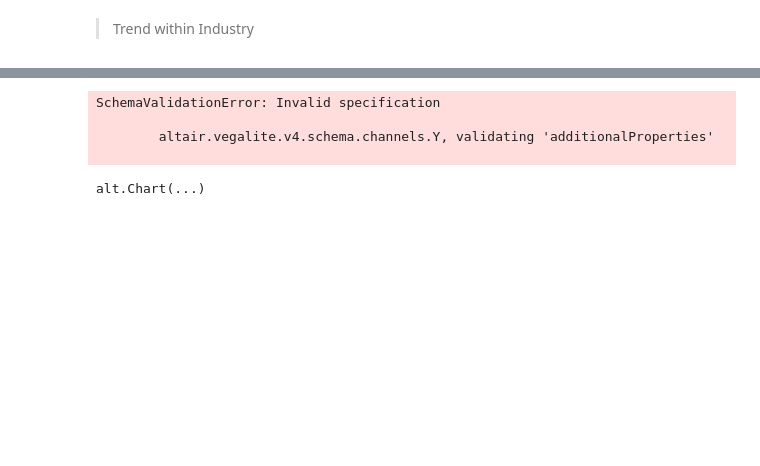
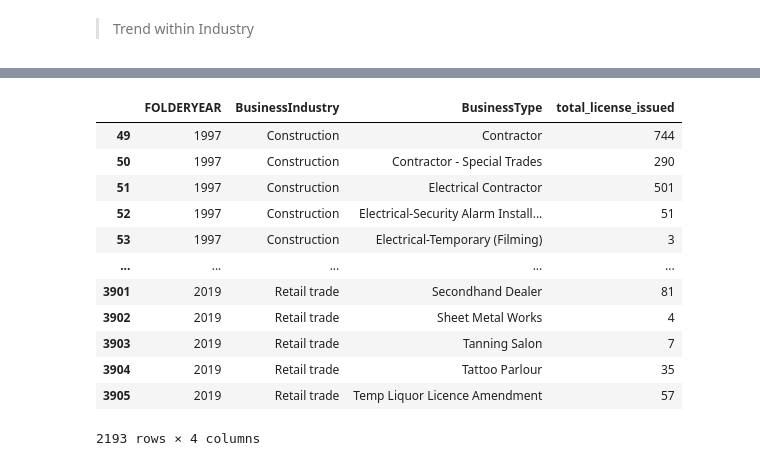
Before and after one commit to aakanksha023/EVAN, a Jupyter notebook: src/04_visualization/eda.ipynb, the cells around one changed output, grey strips where cells are left out. Drawn from its saved outputs; the diff is of its cells as text; code cells hidden in the pictures; blank space fills up the shorter version.

```diff
--- a/src/04_visualization/eda.ipynb
+++ b/src/04_visualization/eda.ipynb
@@ -149,3 +239,22 @@ df_1
+# %%
+req_list = ['Real estate and rental and leasing', 'Professional, scientific and technical services','Retail trade',  'Construction', 'Other services (except public administration)']
+df_n = df_1[df_1['BusinessIndustry'].isin(req_list)]
+# %%
+df_n
+# %% [output]
+|  | FOLDERYEAR | BusinessIndustry | BusinessType | total_license_issued |
+| 49 | 1997 | Construction | Contractor | 744 |
+| 50 | 1997 | Construction | Contractor - Special Trades | 290 |
+| 51 | 1997 | Construction | Electrical Contractor | 501 |
+| 52 | 1997 | Construction | Electrical-Security Alarm Install... | 51 |
+| 53 | 1997 | Construction | Electrical-Temporary (Filming) | 3 |
+| ... | ... | ... | ... | ... |
+| 3901 | 2019 | Retail trade | Secondhand Dealer | 81 |
+| 3902 | 2019 | Retail trade | Sheet Metal Works | 4 |
+| 3903 | 2019 | Retail trade | Tanning Salon | 7 |
+| 3904 | 2019 | Retail trade | Tattoo Parlour | 35 |
+| 3905 | 2019 | Retail trade | Temp Liquor Licence Amendment | 57 |
+2193 rows × 4 columns
 # %%
 bars_4 = alt.Chart(df_1).mark_bar(opacity=0.7).encode(
     x=alt.X('FOLDERYEAR:O', title='Year'),
@@ -153,10 +262,4 @@ bars_4 = alt.Chart(df_1).mark_bar(opacity=0.7).encode(
     row='BusinessIndustry:N'
 )
 
-(bars_4)
+#(bars_4)
-# %% [output]
-SchemaValidationError: Invalid specification
-
-        altair.vegalite.v4.schema.channels.Y, validating 'additionalProperties'
-
-alt.Chart(...)
```
Also changed, not shown: parts of 20 cells of this notebook.
